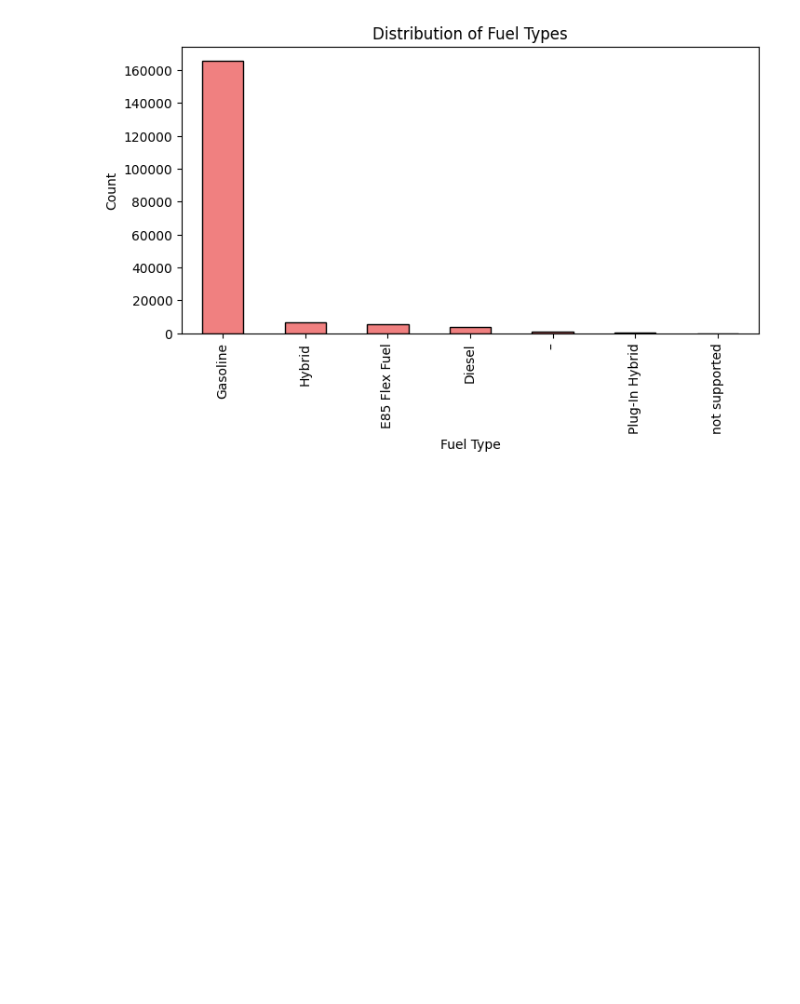
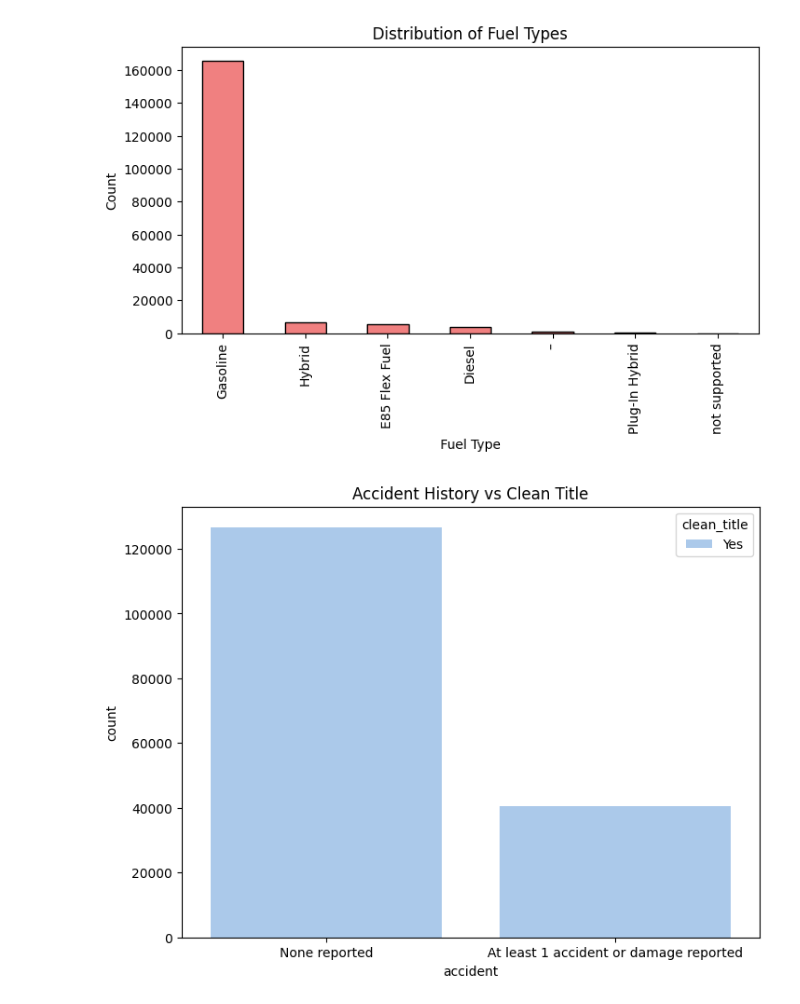
Before and after one commit to GhosTHaise/ml-car-price-regression, a Jupyter notebook: main.ipynb, the cells around one changed output. Drawn from its saved outputs; the diff is of its cells as text; code cells hidden in the pictures; blank space fills up the shorter version.

```diff
--- a/main.ipynb
+++ b/main.ipynb
@@ -235,3 +235,11 @@ plt.ylabel('Count')
 plt.show()
 # %% [output]
 [figure]
+# %%
+# Count plot for accident vs clean_title
+plt.figure(figsize=(8, 6))
+sns.countplot(x='accident', hue='clean_title', data=df, palette='pastel')
+plt.title('Accident History vs Clean Title')
+plt.show()
+# %% [output]
+[figure, added]
```
Also changed, not shown: parts of 5 cells of this notebook.
